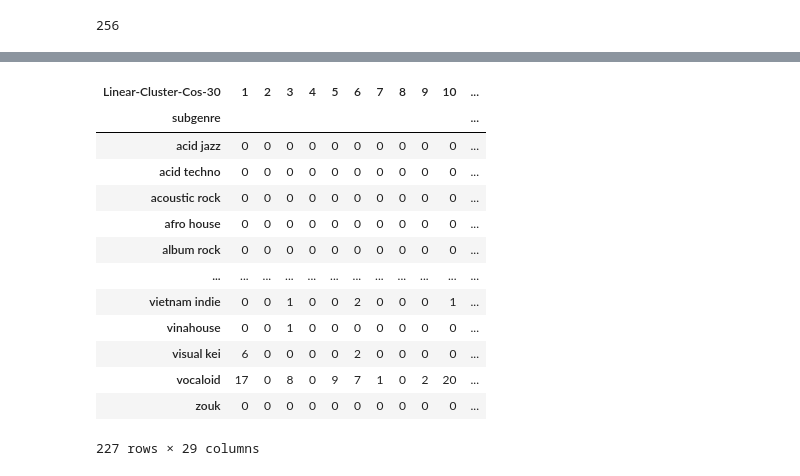
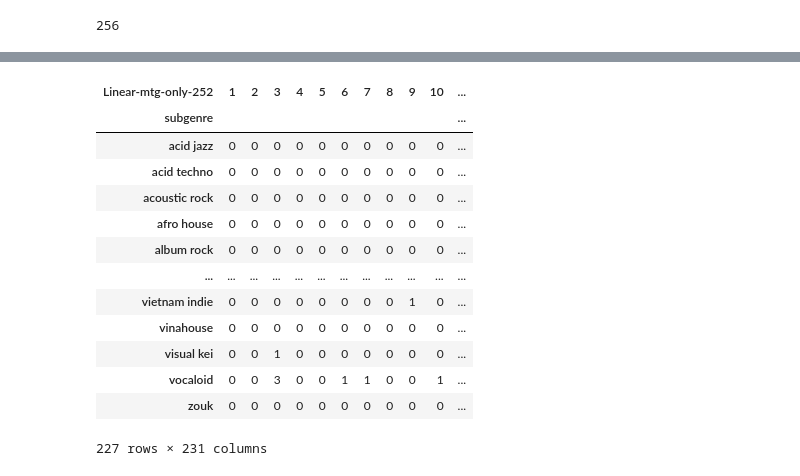
Before and after one commit to Gorp5/ContrastiveMusicLearning, a Jupyter notebook: src/DataAnalysis.ipynb, the cells around one changed output, grey strips where cells are left out. Drawn from its saved outputs; the diff is of its cells as text; code cells hidden in the pictures.

```diff
--- a/src/DataAnalysis.ipynb
+++ b/src/DataAnalysis.ipynb
@@ -137,3 +125,43 @@ read_all_clusters("output_analysis\\elki-TEST-Linear-XMEANS-2-252\\", column_nam
+# %%
+column_name = 'Linear-Variational-mtg-only-FlashAttention-5-25-30'
+filtered_df[column_name] = 0
+read_all_clusters("output_analysis\\elki-TEST-Linear-Variational-mtg-only-FlashAttention-5-25-30\\", column_name)
+
+column_name = 'Linear-Variational-mtg-only-FlashAttention-5-25-252'
+filtered_df[column_name] = 0
+read_all_clusters("output_analysis\\elki-TEST-Linear-Variational-mtg-only-FlashAttention-5-25-252\\", column_name)
+
+column_name = 'Linear-Variational-mtg-only-FlashAttention-3-27-30'
+filtered_df[column_name] = 0
+read_all_clusters("output_analysis\\elki-TEST-Linear-Variational-mtg-only-FlashAttention-3-27-30\\", column_name)
+
+column_name = 'Linear-Variational-mtg-only-FlashAttention-3-27-252'
+filtered_df[column_name] = 0
+read_all_clusters("output_analysis\\elki-TEST-Linear-Variational-mtg-only-FlashAttention-3-27-252\\", column_name)
+# %%
+column_name = 'Linear-mtg-only-normalized-30'
+filtered_df[column_name] = 0
+read_all_clusters("output_analysis\\elki-TEST-Linear-mtg-only-normalized-30\\", column_name)
+
+column_name = 'Linear-mtg-only-normalized-252'
+filtered_df[column_name] = 0
+read_all_clusters("output_analysis\\elki-TEST-Linear-mtg-only-normalized-252\\", column_name)
+# %%
+column_name = 'Linear-mtg-only-30'
+filtered_df[column_name] = 0
+read_all_clusters("output_analysis\\elki-TEST-Linear-mtg-only-30\\", column_name)
+
+column_name = 'Linear-mtg-only-252'
+filtered_df[column_name] = 0
+read_all_clusters("output_analysis\\elki-TEST-Linear-mtg-only-252\\", column_name)
+# %%
+column_name = 'Linear-Bidirectional-Cos-30'
+filtered_df[column_name] = 0
+read_all_clusters("output_analysis\\elki-TEST-Linear-Bidirectional-30\\", column_name)
+
+column_name = 'Linear-Bidirectional-Cos-252'
+filtered_df[column_name] = 0
+read_all_clusters("output_analysis\\elki-TEST-Linear-Bidirectional-252\\", column_name)
 # %%
 column_name = 'Linear-Masks-Cluster-Cos-30'
 filtered_df[column_name] = 0
@@ -288,10 +328,10 @@ Linear1024-Cluster-Cos-XMEANS-2-252             Umbrella Genre Cohesion: 0.133
 Spotify-Cluster-COS-XMEANS-2-252                Umbrella Genre Cohesion: 0.132           Subgenre Purity Score: 0.092
 Spotify-Cluster-EUC-XMEANS-2-252                Umbrella Genre Cohesion: 0.090           Subgenre Purity Score: 0.058
 # %%
-genre_counts = filtered_df.groupby(['subgenre', 'Linear-Cluster-Cos-30']).size().unstack(fill_value=0)
+genre_counts = filtered_df.groupby(['subgenre', 'Linear-mtg-only-252']).size().unstack(fill_value=0)
 genre_counts
 # %% [output]
-| Linear-Cluster-Cos-30 | 1 | 2 | 3 | 4 | 5 | 6 | 7 | 8 | 9 | 10 | ... |
+| Linear-mtg-only-252 | 1 | 2 | 3 | 4 | 5 | 6 | 7 | 8 | 9 | 10 | ... |
 | subgenre |  |  |  |  |  |  |  |  |  |  | ... |
 | acid jazz | 0 | 0 | 0 | 0 | 0 | 0 | 0 | 0 | 0 | 0 | ... |
 | acid techno | 0 | 0 | 0 | 0 | 0 | 0 | 0 | 0 | 0 | 0 | ... |
@@ -299,12 +339,12 @@ genre_counts
 | afro house | 0 | 0 | 0 | 0 | 0 | 0 | 0 | 0 | 0 | 0 | ... |
 | album rock | 0 | 0 | 0 | 0 | 0 | 0 | 0 | 0 | 0 | 0 | ... |
 | ... | ... | ... | ... | ... | ... | ... | ... | ... | ... | ... | ... |
-| vietnam indie | 0 | 0 | 1 | 0 | 0 | 2 | 0 | 0 | 0 | 1 | ... |
-| vinahouse | 0 | 0 | 1 | 0 | 0 | 0 | 0 | 0 | 0 | 0 | ... |
-| visual kei | 6 | 0 | 0 | 0 | 0 | 2 | 0 | 0 | 0 | 0 | ... |
-| vocaloid | 17 | 0 | 8 | 0 | 9 | 7 | 1 | 0 | 2 | 20 | ... |
+| vietnam indie | 0 | 0 | 0 | 0 | 0 | 0 | 0 | 0 | 1 | 0 | ... |
+| vinahouse | 0 | 0 | 0 | 0 | 0 | 0 | 0 | 0 | 0 | 0 | ... |
+| visual kei | 0 | 0 | 1 | 0 | 0 | 0 | 0 | 0 | 0 | 0 | ... |
+| vocaloid | 0 | 0 | 3 | 0 | 0 | 1 | 1 | 0 | 0 | 1 | ... |
 | zouk | 0 | 0 | 0 | 0 | 0 | 0 | 0 | 0 | 0 | 0 | ... |
-227 rows × 29 columns
+227 rows × 231 columns
 # %%
 filtered_df[filtered_df["subgenre"] == "zouk"]
 # %% [output]
```
Also changed, not shown: parts of 10 cells of this notebook, 7 other files.
